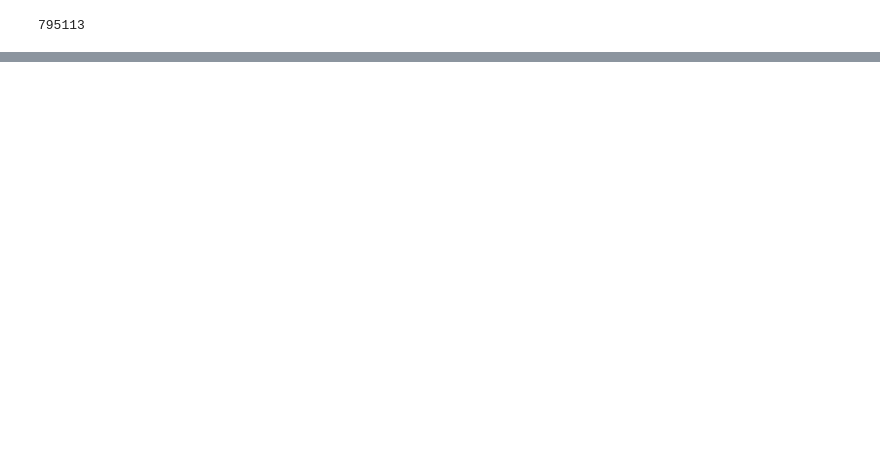
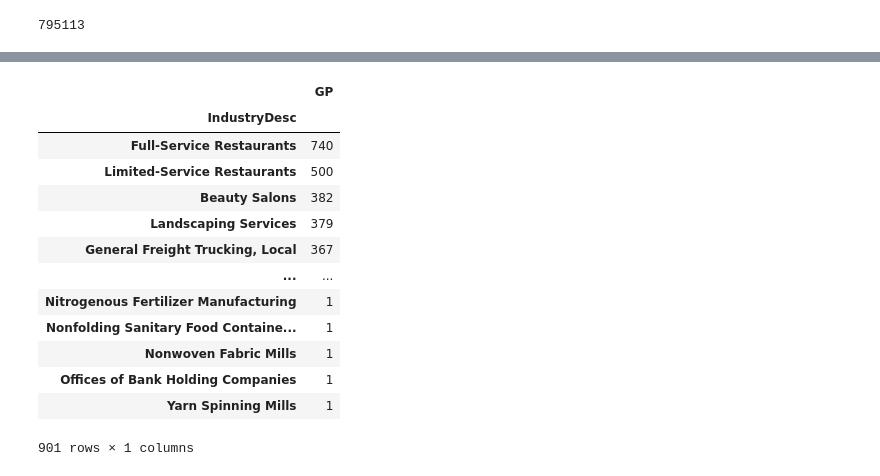
Before and after one commit to laramiedunlap/workstation_transfers, a Jupyter notebook: runthrough/barings_prep.ipynb, the cells around one changed output, grey strips where cells are left out. Cells and saved outputs as stored; diff of their text form; code cells hidden in the pictures; blank space fills up the shorter version.

Commit message:
pushing local v. of runthrough example.ipynb

```diff
--- a/runthrough/barings_prep.ipynb
+++ b/runthrough/barings_prep.ipynb
@@ -138,0 +137,6 @@ df1.to_csv('presentable_loantapes/barings_SBA7(a)_data.csv')
+# %%
+subset = df1[(df1['MaturityMthsQty']>=96)&(df1['MaturityMthsQty']<132)]
+
+subset = subset[subset['Margin']>.0275]
+
+subset.shape
@@ -138,0 +156,17 @@ df1.to_csv('presentable_loantapes/barings_SBA7(a)_data.csv')
+# %%
+subset.groupby('IndustryDesc').count()[['GP']].sort_values(by='GP', ascending=False)
+# %% [output]
+|  | GP |
+| IndustryDesc |  |
+| Full-Service Restaurants | 740 |
+| Limited-Service Restaurants | 500 |
+| Beauty Salons | 382 |
+| Landscaping Services | 379 |
+| General Freight Trucking, Local | 367 |
+| ... | ... |
+| Nitrogenous Fertilizer Manufacturing | 1 |
+| Nonfolding Sanitary Food Containe... | 1 |
+| Nonwoven Fabric Mills | 1 |
+| Offices of Bank Holding Companies | 1 |
+| Yarn Spinning Mills | 1 |
+901 rows × 1 columns
```
Also changed, not shown: parts of 4 cells of this notebook, 2 other files.
